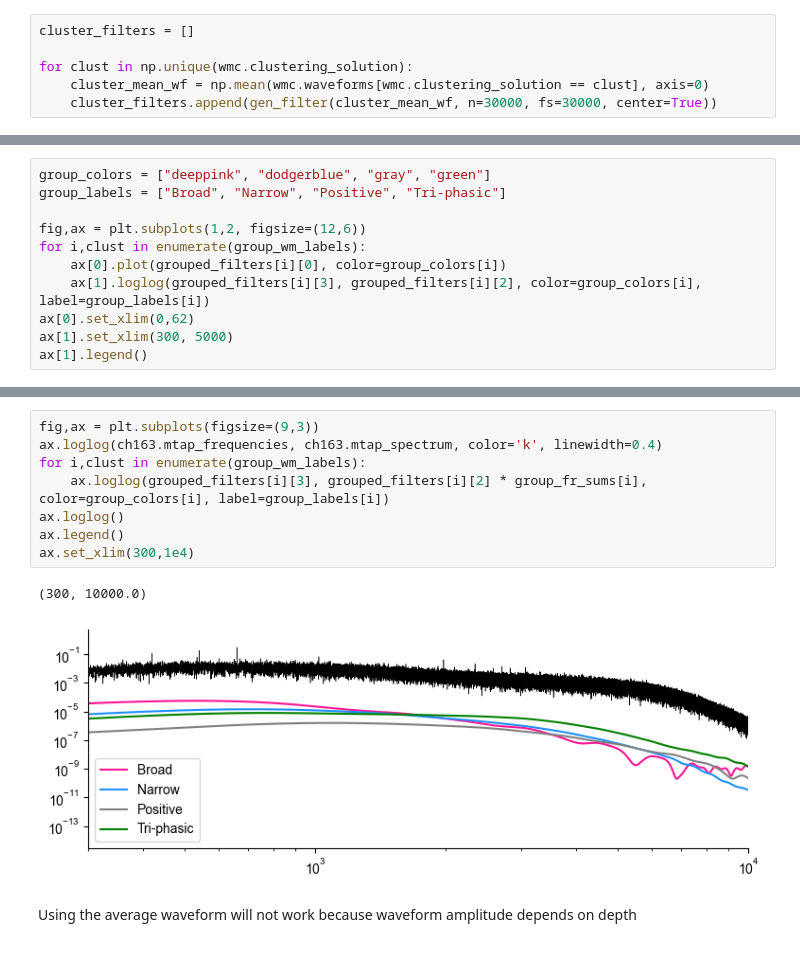
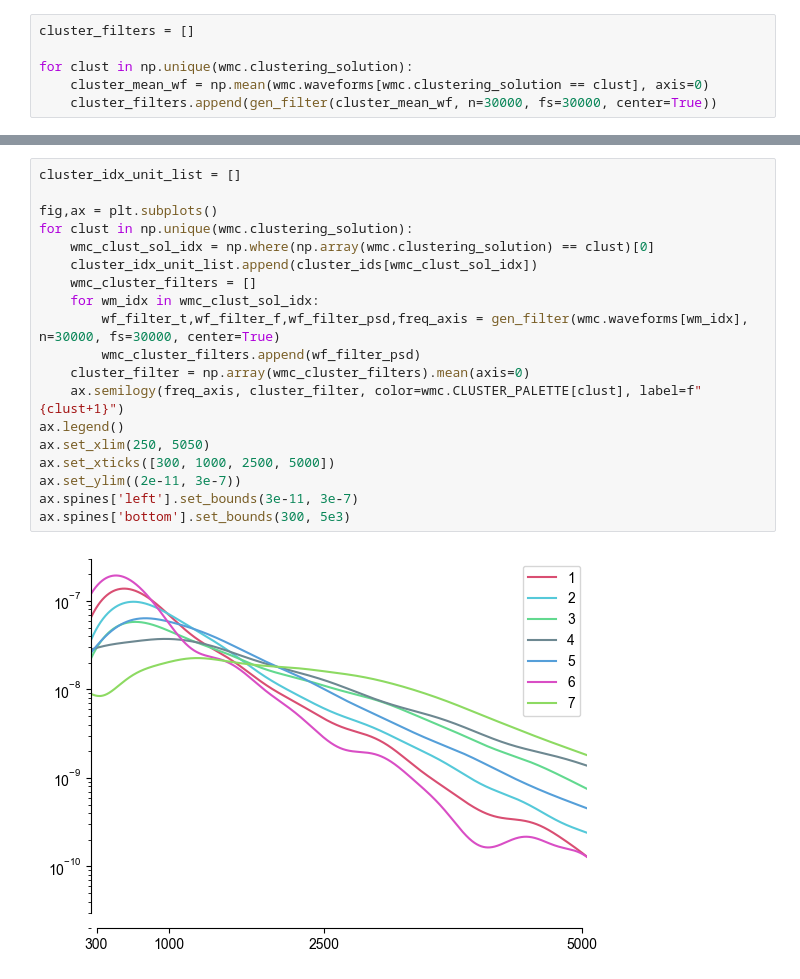
Before and after one commit to mateouma/fpp-npx, a Jupyter notebook: newlib.ipynb, the cells around one changed output, grey strips where cells are left out. Saved outputs shown, nothing was run; the diff lists cells and outputs as text.

```diff
--- a/newlib.ipynb
+++ b/newlib.ipynb
@@ -185,11 +101,0 @@ clust_sol_group = {0: 'broad',
-# %%
-group_colors = ["deeppink", "dodgerblue", "gray", "green"]
-group_labels = ["Broad", "Narrow", "Positive", "Tri-phasic"]
-
-fig,ax = plt.subplots(1,2, figsize=(12,6))
-for i,clust in enumerate(group_wm_labels):
-    ax[0].plot(grouped_filters[i][0], color=group_colors[i])
-    ax[1].loglog(grouped_filters[i][3], grouped_filters[i][2], color=group_colors[i], label=group_labels[i])
-ax[0].set_xlim(0,62)
-ax[1].set_xlim(300, 5000)
-ax[1].legend()
@@ -304,13 +102,21 @@ unit_group_labels
-# %%
-fig,ax = plt.subplots(figsize=(9,3))
-ax.loglog(ch163.mtap_frequencies, ch163.mtap_spectrum, color='k', linewidth=0.4)
-for i,clust in enumerate(group_wm_labels):
-    ax.loglog(grouped_filters[i][3], grouped_filters[i][2] * group_fr_sums[i], color=group_colors[i], label=group_labels[i])
-ax.loglog()
-ax.legend()
-ax.set_xlim(300,1e4)
-# %% [output]
-(300, 10000.0)
-[figure, removed]
-# %% [markdown]
-Using the average waveform will not work because waveform amplitude depends on depth
+# %%
+cluster_idx_unit_list = []
+
+fig,ax = plt.subplots()
+for clust in np.unique(wmc.clustering_solution):
+    wmc_clust_sol_idx = np.where(np.array(wmc.clustering_solution) == clust)[0]
+    cluster_idx_unit_list.append(cluster_ids[wmc_clust_sol_idx])
+    wmc_cluster_filters = []
+    for wm_idx in wmc_clust_sol_idx:
+        wf_filter_t,wf_filter_f,wf_filter_psd,freq_axis = gen_filter(wmc.waveforms[wm_idx], n=30000, fs=30000, center=True)
+        wmc_cluster_filters.append(wf_filter_psd)
+    cluster_filter = np.array(wmc_cluster_filters).mean(axis=0)
+    ax.semilogy(freq_axis, cluster_filter, color=wmc.CLUSTER_PALETTE[clust], label=f"{clust+1}")
+ax.legend()
+ax.set_xlim(250, 5050)
+ax.set_xticks([300, 1000, 2500, 5000])
+ax.set_ylim((2e-11, 3e-7))
+ax.spines['left'].set_bounds(3e-11, 3e-7)
+ax.spines['bottom'].set_bounds(300, 5e3)
+# %% [output]
+[figure, added]
```
Also changed, not shown: parts of 42 cells of this notebook, 14 other files.
